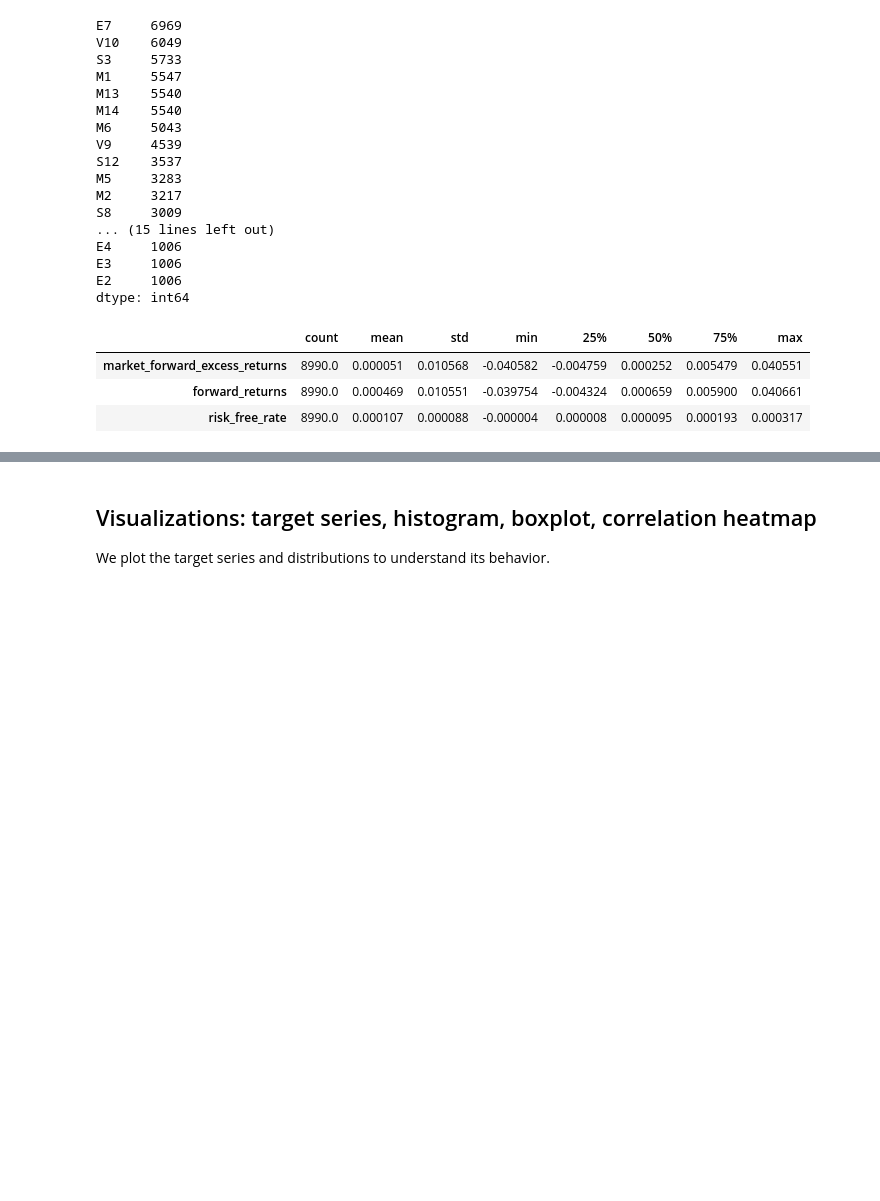
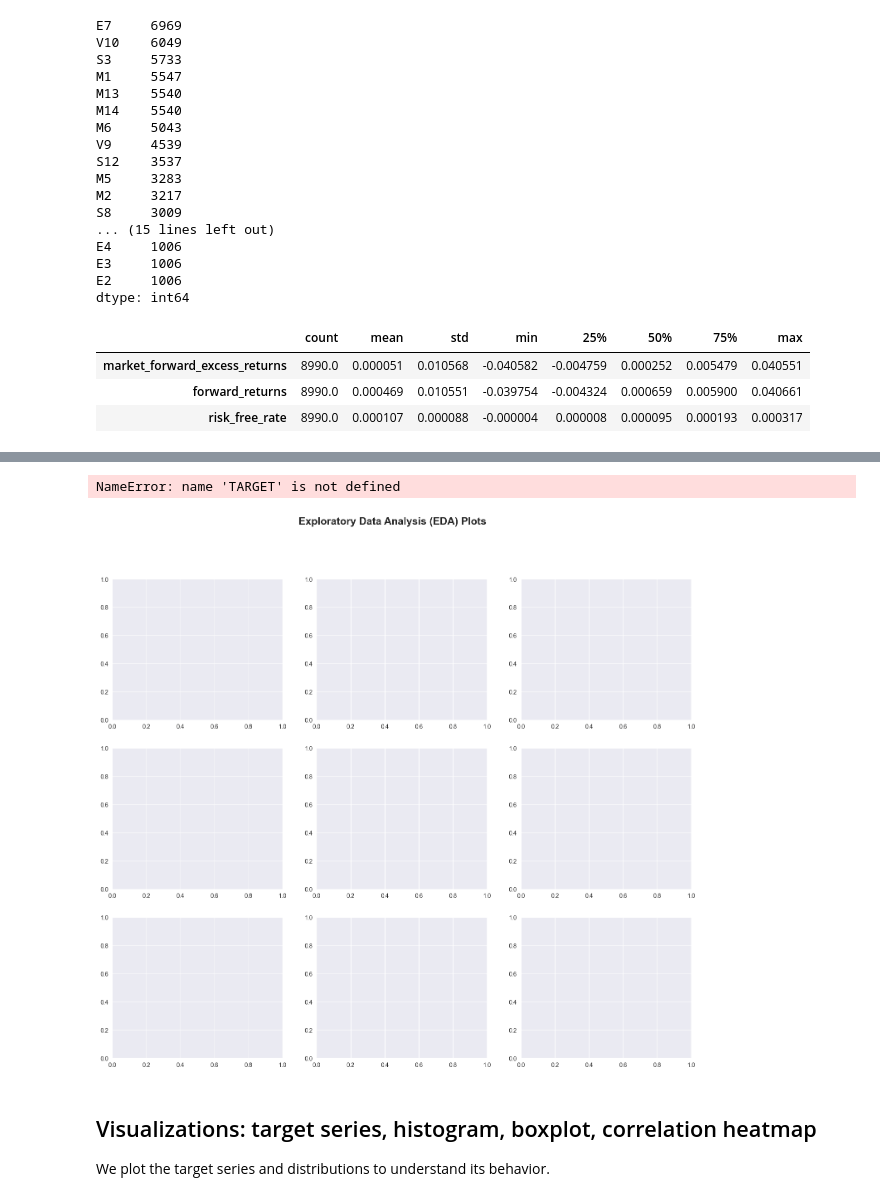
Before and after one commit to WasiqAli275/Ai_gen_webapp_using_flask_streamlit, a Jupyter notebook: notebook/kaggle/competitions/hull_tactical_notebook.ipynb, the cells around one changed output, grey strips where cells are left out. Cells and saved outputs as stored; diff of their text form; code cells hidden in the pictures; blank space fills up the shorter version.

```diff
--- a/notebook/kaggle/competitions/hull_tactical_notebook.ipynb
+++ b/notebook/kaggle/competitions/hull_tactical_notebook.ipynb
@@ -117,3 +233,78 @@ dtype: int64
+# %%
+# Exploratory Data Analysis (EDA) Combined Plots
+# Using matplotlib and seaborn with dark colors
+
+import matplotlib.pyplot as plt
+import seaborn as sns
+
+# Set dark style
+sns.set_style("darkgrid")
+
+# ---------------------------
+# Combined Plot with 9 Subplots
+# ---------------------------
+fig, axes = plt.subplots(3, 3, figsize=(18, 15))
+fig.suptitle("Exploratory Data Analysis (EDA) Plots", fontsize=18, fontweight='bold')
+
+# 1. Pie + Donut Plot (Train target distribution)
+train[TARGET].apply(lambda x: 'Positive' if x > 0 else 'Negative').value_counts().plot(
+    kind='pie',
+    autopct='%1.1f%%',
+    colors=['darkred','darkblue'],
+    ax=axes[0,0]
+)
+# Donut effect
+centre_circle = plt.Circle((0,0),0.70,fc='white')
+axes[0,0].add_artist(centre_circle)
+axes[0,0].set_title("Target Distribution (Pie+Donut)")
+
+# 2. Histogram (first numeric feature)
+train.iloc[:,0].plot(kind='hist', bins=20, color='darkorange', ax=axes[0,1])
+axes[0,1].set_title("Histogram of Feature 1")
+
+# 3. Lineplot (sample time series of target)
+sns.lineplot(x=range(len(train)), y=train[TARGET], color='purple', ax=axes[0,2])
+axes[0,2].set_title("Lineplot of Target")
+
+# 4. Barplot (mean of target by positive/negative group)
+sns.barplot(x=train[TARGET].apply(lambda x: 'Positive' if x>0 else 'Negative'),
+            y=train[TARGET],
+            palette=['darkblue','darkred'],
+            ax=axes[1,0])
+axes[1,0].set_title("Barplot of Target Groups")
+
+# 5. Dotplot (stripplot for first feature vs target)
+sns.stripplot(x=train[TARGET].apply(lambda x: 'Pos' if x>0 else 'Neg'),
+              y=train.iloc[:,0],
+              palette=['darkred','darkblue'],
+              ax=axes[1,1])
+axes[1,1].set_title("Dotplot (Feature1 vs Target Group)")
+
+# 6. Histplot (kernel density + histogram)
+sns.histplot(train[TARGET], kde=True, color='darkgreen', ax=axes[1,2])
+axes[1,2].set_title("Histplot of Target")
+
+# 7. Boxplot (target distribution)
+sns.boxplot(y=train[TARGET], color='darkorange', ax=axes[2,0])
+axes[2,0].set_title("Boxplot of Target")
+
+# 8. Heatmap (correlation of features)
+corr = train.corr()
+sns.heatmap(corr, cmap="plasma", ax=axes[2,1])
+axes[2,1].set_title("Heatmap of Correlations")
+
+# 9. Violin Plot (target distribution by group)
+sns.violinplot(x=train[TARGET].apply(lambda x: 'Pos' if x>0 else 'Neg'),
+               y=train[TARGET],
+               palette=['darkred','darkblue'],
+               ax=axes[2,2])
+axes[2,2].set_title("Violin Plot of Target Groups")
+
+plt.tight_layout(rect=[0, 0, 1, 0.96])
+plt.show()
+# %% [output]
+NameError: name 'TARGET' is not defined
+[figure, added]
 # %% [markdown]
 ## Visualizations: target series, histogram, boxplot, correlation heatmap
 We plot the target series and distributions to understand its behavior.
```
Also changed, not shown: parts of 6 cells of this notebook, 2 other files.
